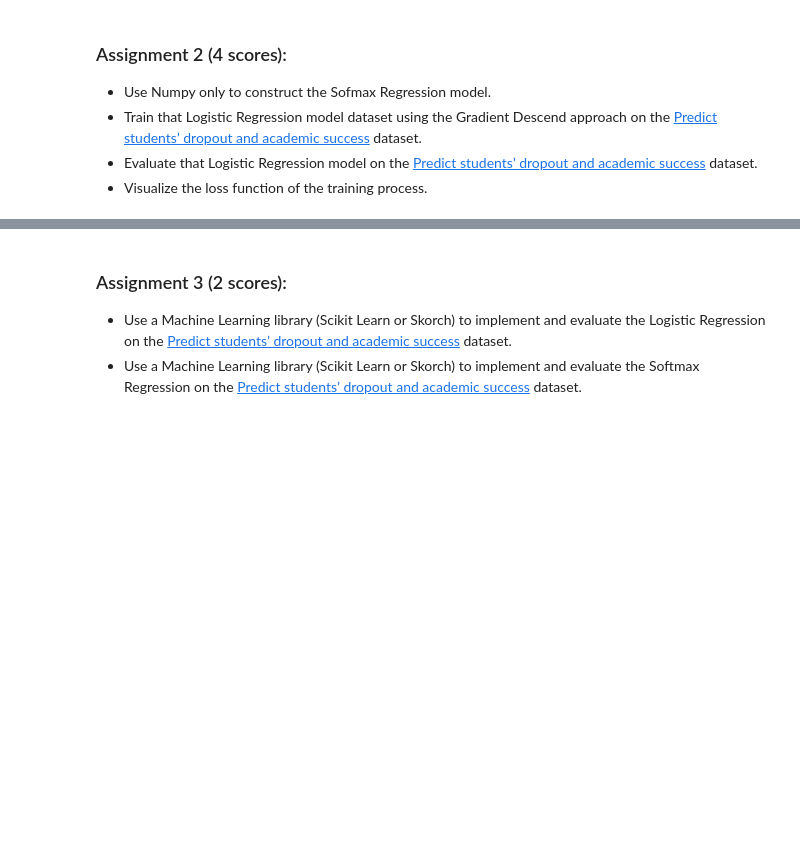
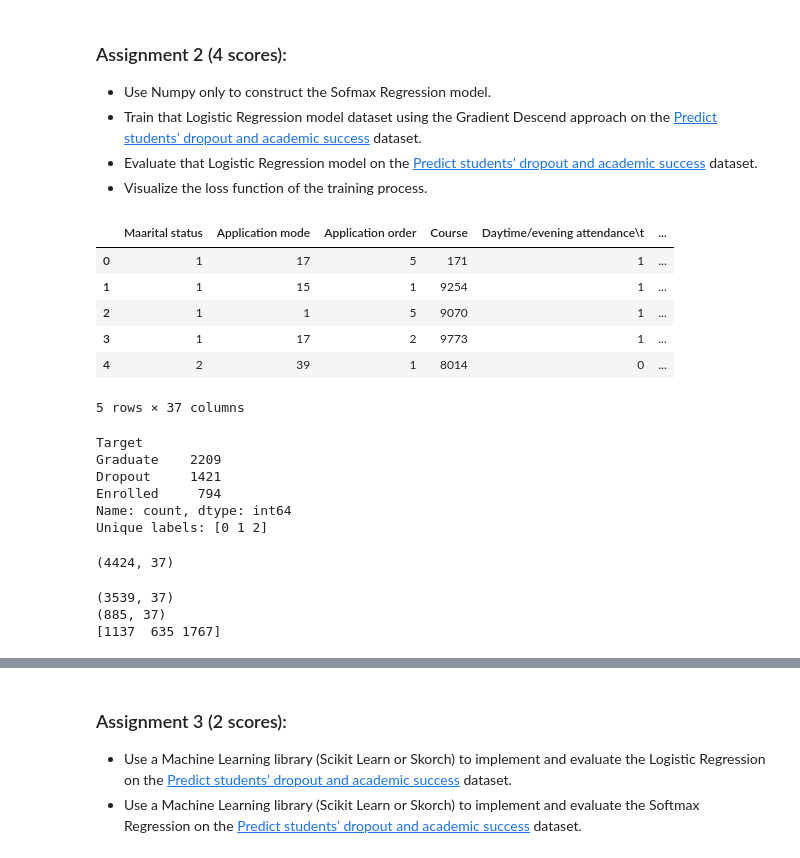
Before and after one commit to huaquangvinh229/22521669_DS102.Q12.CNVN, a Jupyter notebook: BTTH2/assignments.ipynb, the cells around one changed output, grey strips where cells are left out. Drawn from its saved outputs; the diff is of its cells as text; code cells hidden in the pictures; blank space fills up the shorter version.

```diff
--- a/BTTH2/assignments.ipynb
+++ b/BTTH2/assignments.ipynb
@@ -188,0 +195,65 @@ ROC AUC: 0.9005444164121631
+# %%
+DATA_PATH = "data.csv"
+df = pd.read_csv(DATA_PATH, delimiter=';', encoding='utf-8', low_memory=False)
+
+df.head()
+# %% [output]
+|  | Maarital status | Application mode | Application order | Course | Daytime/evening attendance\t | ... |
+| 0 | 1 | 17 | 5 | 171 | 1 | ... |
+| 1 | 1 | 15 | 1 | 9254 | 1 | ... |
+| 2 | 1 | 1 | 5 | 9070 | 1 | ... |
+| 3 | 1 | 17 | 2 | 9773 | 1 | ... |
+| 4 | 2 | 39 | 1 | 8014 | 0 | ... |
+5 rows × 37 columns
+# %%
+print(df["Target"].value_counts())
+
+label_map = {'Dropout': 0, 'Enrolled': 1, 'Graduate': 2}
+df["Target"] = df["Target"].map(label_map)
+
+y = df["Target"].values
+print("Unique labels:", np.unique(y))
+# %% [output]
+Target
+Graduate    2209
+Dropout     1421
+Enrolled     794
+Name: count, dtype: int64
+Unique labels: [0 1 2]
+# %%
+X_df = df.drop(columns=["Target"])
+
+num_cols = X_df.select_dtypes(include=[np.number]).columns.tolist()
+cat_cols = [c for c in X_df.columns if c not in num_cols]
+
+if len(cat_cols) > 0:
+    X_df = pd.get_dummies(X_df, columns=cat_cols, drop_first=True)
+
+X = X_df.values
+
+if np.isnan(X).any():
+    col_means = np.nanmean(X, axis=0)
+    inds = np.where(np.isnan(X))
+    X[inds] = np.take(col_means, inds[1])
+
+mu, sigma = X.mean(axis=0), X.std(axis=0)
+sigma[sigma == 0] = 1
+X = (X - mu) / sigma
+
+X = np.hstack([np.ones((X.shape[0], 1)), X])
+
+print(X.shape)
+# %% [output]
+(4424, 37)
+# %%
+X_train, X_test, y_train, y_test = train_test_split(
+    X, y, test_size=0.2, random_state=42, stratify=y
+)
+
+print(X_train.shape)
+print(X_test.shape)
+print(np.bincount(y_train))
+# %% [output]
+(3539, 37)
+(885, 37)
+[1137  635 1767]
```
Also changed, not shown: parts of 9 cells of this notebook.
